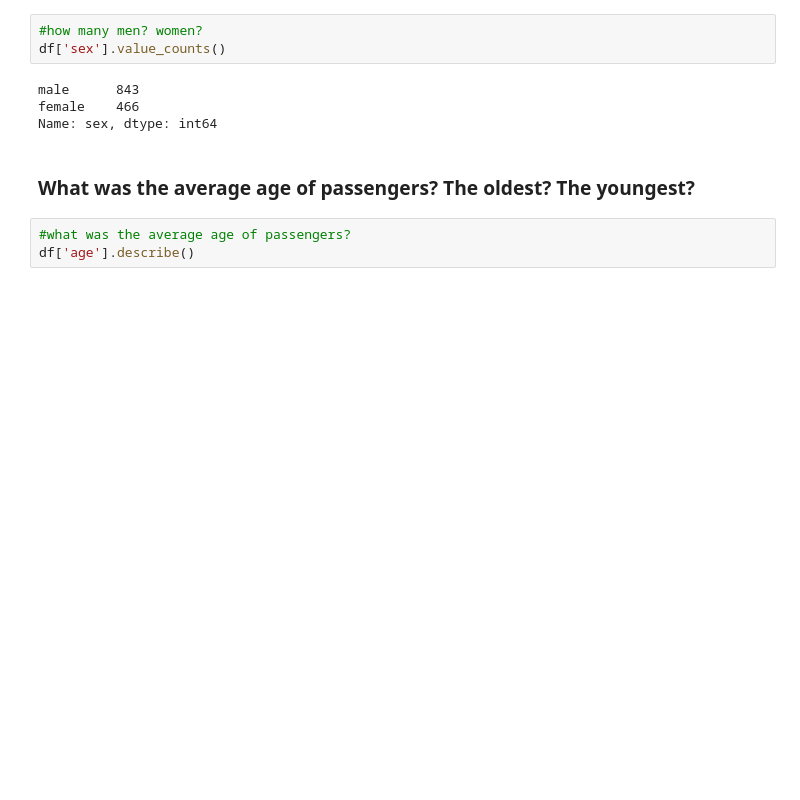
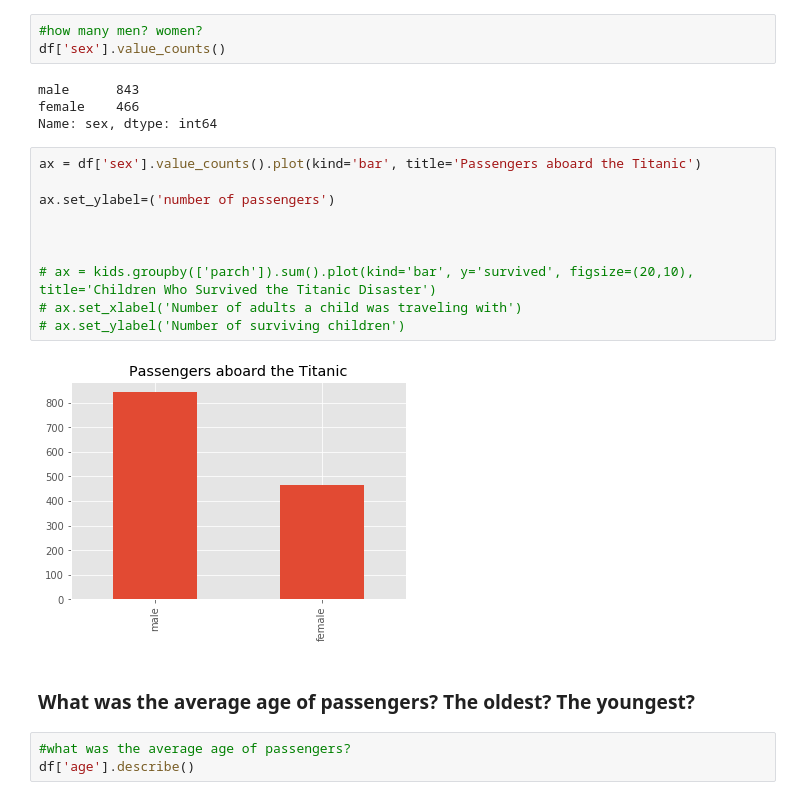
Before and after one commit to kcough/data-studio-projects, a Jupyter notebook: code/titanic_project_1/project_1_titanic_cough.ipynb, the cells around one changed output. Drawn from its saved outputs; the diff is of its cells as text; blank space fills up the shorter version.

Commit message:
titanic changes

```diff
--- a/code/titanic_project_1/project_1_titanic_cough.ipynb
+++ b/code/titanic_project_1/project_1_titanic_cough.ipynb
@@ -110,6 +280,18 @@ df['sex'].value_counts()
 male      843
 female    466
 Name: sex, dtype: int64
+# %%
+ax = df['sex'].value_counts().plot(kind='bar', title='Passengers aboard the Titanic')
+
+ax.set_ylabel=('number of passengers')
+
+
+
+# ax = kids.groupby(['parch']).sum().plot(kind='bar', y='survived', figsize=(20,10), title='Children Who Survived the Titanic Disaster')
+# ax.set_xlabel('Number of adults a child was traveling with')
+# ax.set_ylabel('Number of surviving children')
+# %% [output]
+[figure, added]
 # %% [markdown]
 ### What was the average age of passengers? The oldest? The youngest?
 # %%
```
Also changed, not shown: parts of 85 cells of this notebook, 1 other file.
